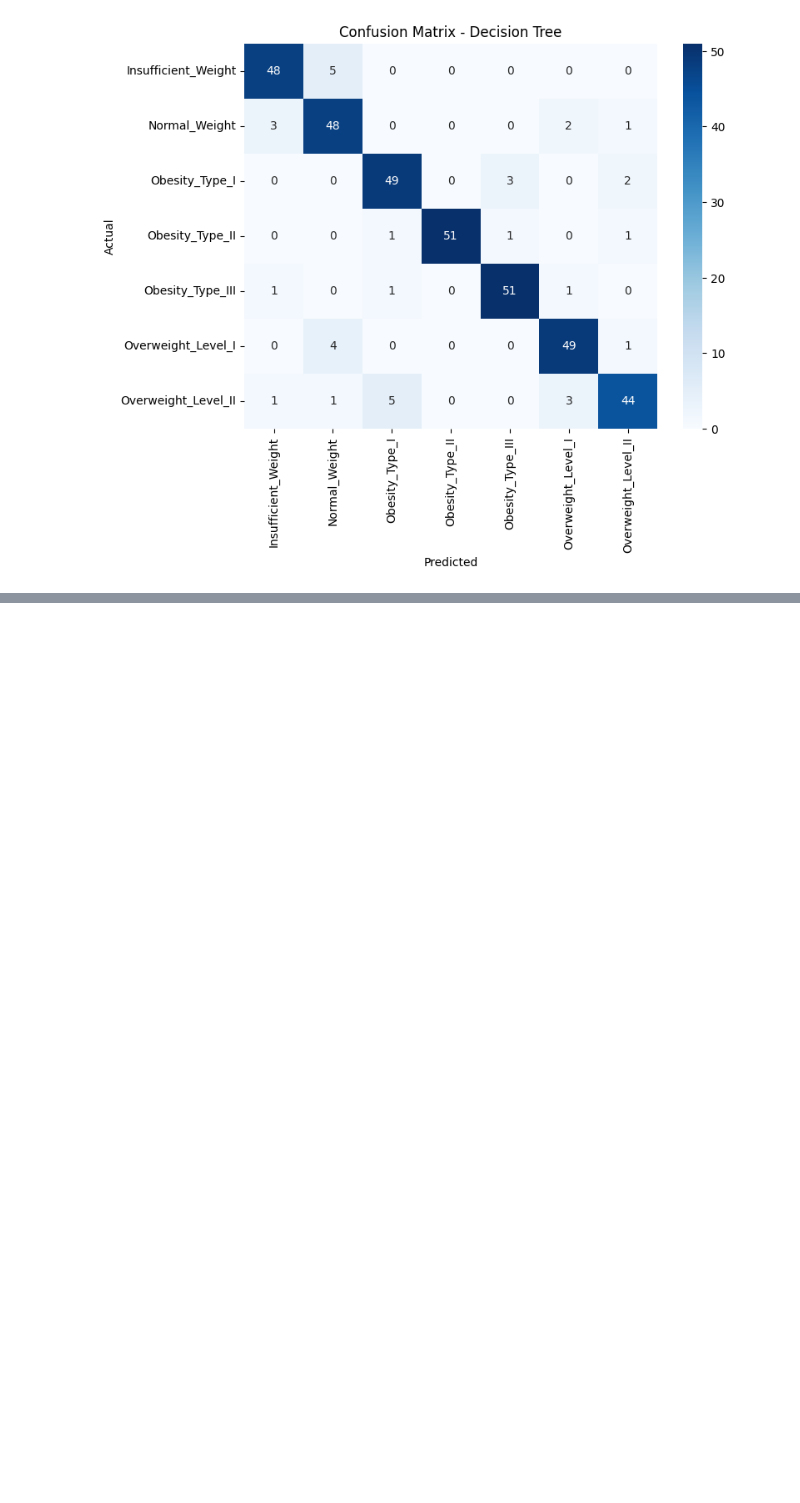
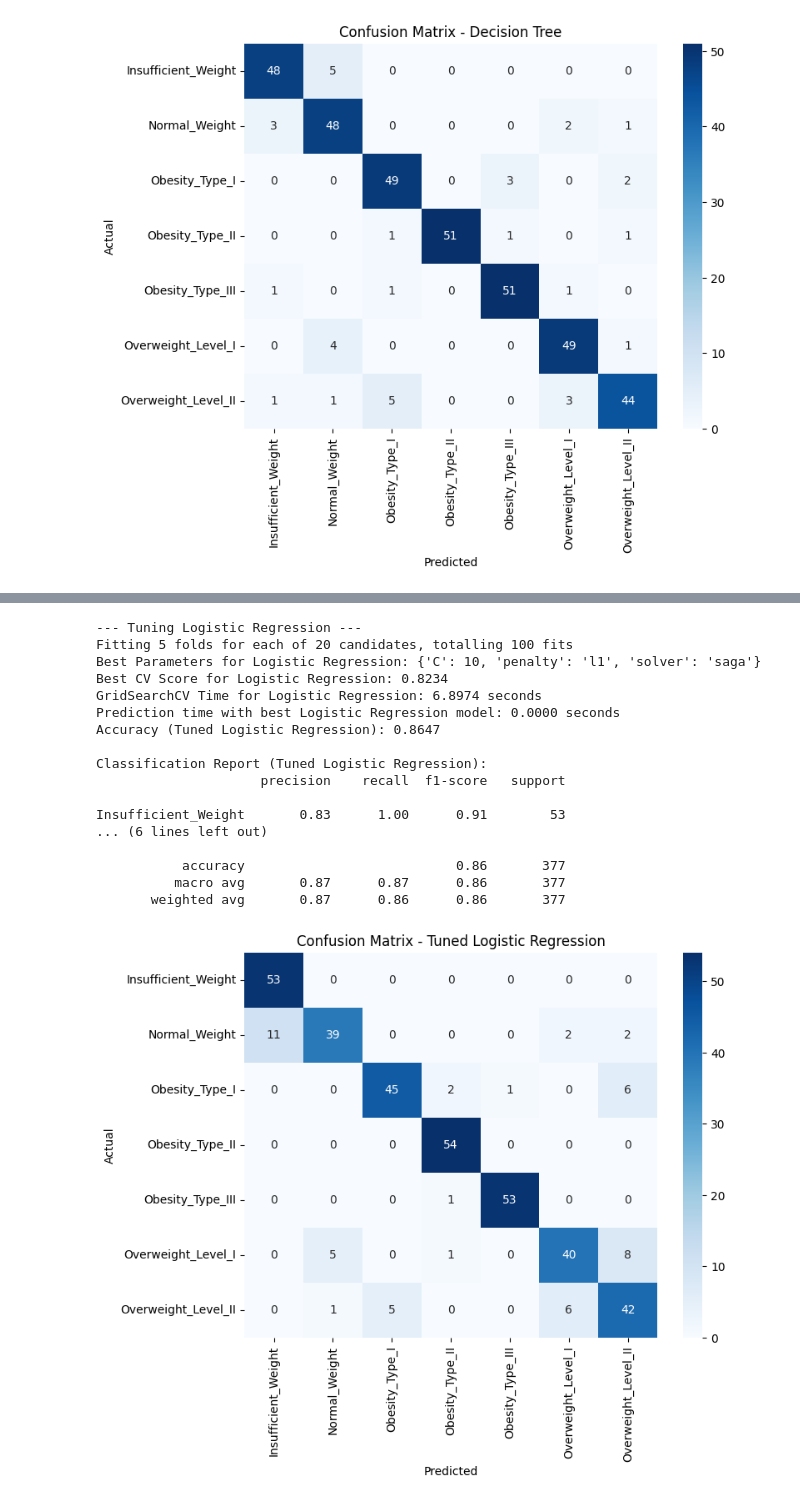
Before and after one commit to Fadhilah25/PROJECT-BENGKOD, a Jupyter notebook: main/obesity.ipynb, the cells around one changed output, grey strips where cells are left out. Drawn from its saved outputs; the diff is of its cells as text; code cells hidden in the pictures; blank space fills up the shorter version.

```diff
--- a/main/obesity.ipynb
+++ b/main/obesity.ipynb
@@ -811,0 +860,63 @@ model_performance['Decision Tree'] = {'accuracy': accuracy_dt, 'train_time': tra
+# %%
+from sklearn.model_selection import GridSearchCV
+
+# --- 1. Logistic Regression (Tuned) ---
+print("--- Tuning Logistic Regression ---")
+param_grid_lr = {
+    'C': [0.01, 0.1, 1, 10, 100],
+    'penalty': ['l1', 'l2'],
+    'solver': ['liblinear', 'saga'] # liblinear is good for small datasets, saga for larger. Both support l1/l2.
+}
+# Increase max_iter for saga solver if convergence issues arise
+lr_model_tuned = LogisticRegression(random_state=42, max_iter=2000) # Increased max_iter
+grid_search_lr = GridSearchCV(estimator=lr_model_tuned, param_grid=param_grid_lr, cv=5, scoring='accuracy', verbose=1, n_jobs=-1)
+
+start_time_grid_search_lr = time.time()
+grid_search_lr.fit(X_train, y_train)
+end_time_grid_search_lr = time.time()
+grid_search_time_lr = end_time_grid_search_lr - start_time_grid_search_lr
+
+best_lr_model = grid_search_lr.best_estimator_
+print(f"Best Parameters for Logistic Regression: {grid_search_lr.best_params_}")
+print(f"Best CV Score for Logistic Regression: {grid_search_lr.best_score_:.4f}")
+print(f"GridSearchCV Time for Logistic Regression: {grid_search_time_lr:.4f} seconds")
+
+start_time_pred_best_lr = time.time()
+y_pred_best_lr = best_lr_model.predict(X_test)
+end_time_pred_best_lr = time.time()
+prediction_time_best_lr = end_time_pred_best_lr - start_time_pred_best_lr
+print(f"Prediction time with best Logistic Regression model: {prediction_time_best_lr:.4f} seconds")
+
+accuracy_best_lr = accuracy_score(y_test, y_pred_best_lr)
+print(f"Accuracy (Tuned Logistic Regression): {accuracy_best_lr:.4f}")
+print("\nClassification Report (Tuned Logistic Regression):")
+print(classification_report(y_test, y_pred_best_lr, target_names=class_names))
+
+cm_best_lr = confusion_matrix(y_test, y_pred_best_lr)
+plt.figure(figsize=(8, 6))
+sns.heatmap(cm_best_lr, annot=True, fmt='d', cmap='Blues', xticklabels=class_names, yticklabels=class_names)
+plt.title('Confusion Matrix - Tuned Logistic Regression')
+plt.xlabel('Predicted')
+plt.ylabel('Actual')
+plt.show()
+
+model_performance['Logistic Regression (Tuned)'] = {'accuracy': accuracy_best_lr, 'train_time': grid_search_time_lr, 'pred_time': prediction_time_best_lr}
+# %% [output]
+--- Tuning Logistic Regression ---
+Fitting 5 folds for each of 20 candidates, totalling 100 fits
+Best Parameters for Logistic Regression: {'C': 10, 'penalty': 'l1', 'solver': 'saga'}
+Best CV Score for Logistic Regression: 0.8234
+GridSearchCV Time for Logistic Regression: 6.8974 seconds
+Prediction time with best Logistic Regression model: 0.0000 seconds
+Accuracy (Tuned Logistic Regression): 0.8647
+
+Classification Report (Tuned Logistic Regression):
+                     precision    recall  f1-score   support
+
+Insufficient_Weight       0.83      1.00      0.91        53
+... (6 lines left out)
+
+           accuracy                           0.86       377
+          macro avg       0.87      0.87      0.86       377
+       weighted avg       0.87      0.86      0.86       377
+[figure, added]
```
Also changed, not shown: parts of 14 cells of this notebook.
